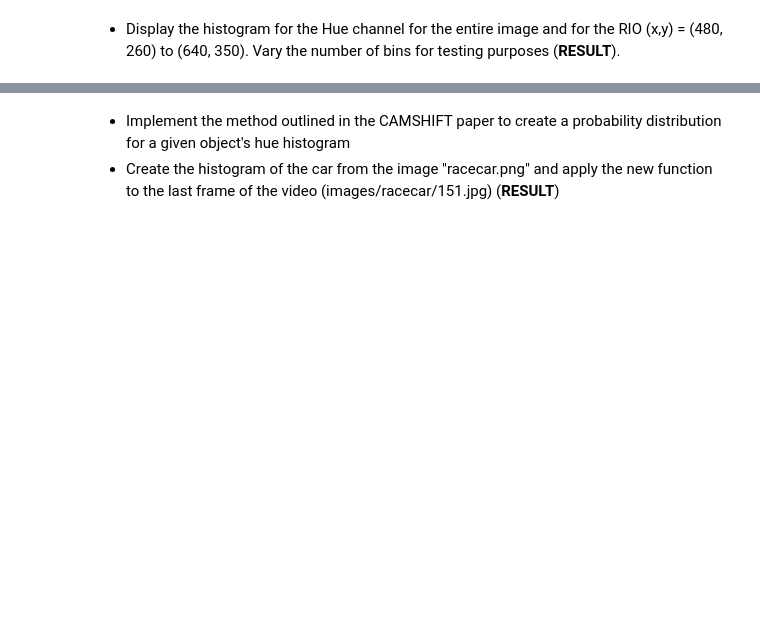
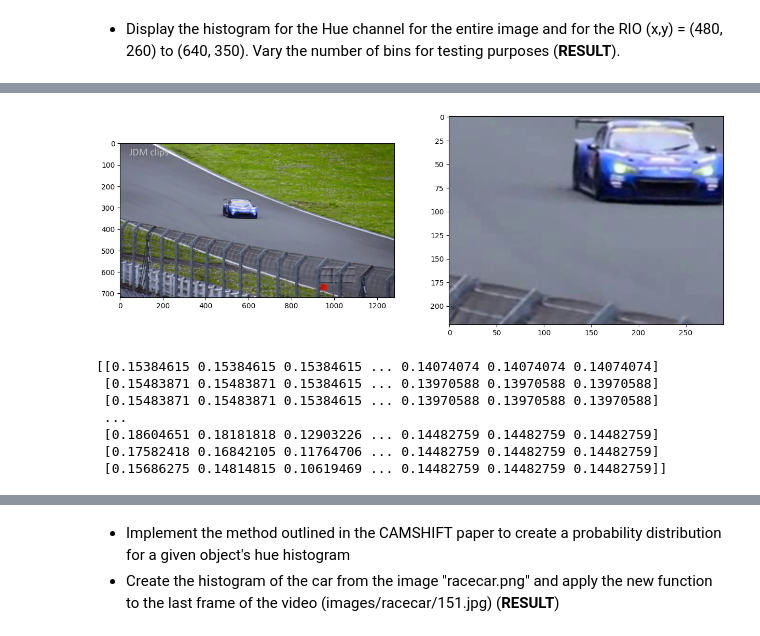
Before and after one commit to BornForInfo/computer_vision, a Jupyter notebook: assignment04.ipynb, the cells around one changed output, grey strips where cells are left out. Drawn from its saved outputs; the diff is of its cells as text; code cells hidden in the pictures; blank space fills up the shorter version.

```diff
--- a/assignment04.ipynb
+++ b/assignment04.ipynb
@@ -98,2 +90,24 @@ plt.show()
+# %%
+image = io.imread('/home/zheng/Documents/Computer Vision/ass4/racecar.png')
+RIO = image[260:480,350:640]
+plt.close()
+fig = plt.figure(figsize=(15, 10))
+ax1 = plt.subplot(1, 2, 1)
+ax2 = plt.subplot(1, 2, 2)
+ax1.imshow(image)
+ax2.imshow(RIO)
+plt.show()
+image_hue = color.rgb2hsv(RIO)
+image_hue = image_hue[:, :, 1]
+print(image_hue)
+# %% [output]
+[figure, added]
+[[0.15384615 0.15384615 0.15384615 ... 0.14074074 0.14074074 0.14074074]
+ [0.15483871 0.15483871 0.15384615 ... 0.13970588 0.13970588 0.13970588]
+ [0.15483871 0.15483871 0.15384615 ... 0.13970588 0.13970588 0.13970588]
+ ...
+ [0.18604651 0.18181818 0.12903226 ... 0.14482759 0.14482759 0.14482759]
+ [0.17582418 0.16842105 0.11764706 ... 0.14482759 0.14482759 0.14482759]
+ [0.15686275 0.14814815 0.10619469 ... 0.14482759 0.14482759 0.14482759]]
 # %%
 plt.close()
```
Also changed, not shown: parts of 18 cells of this notebook.
